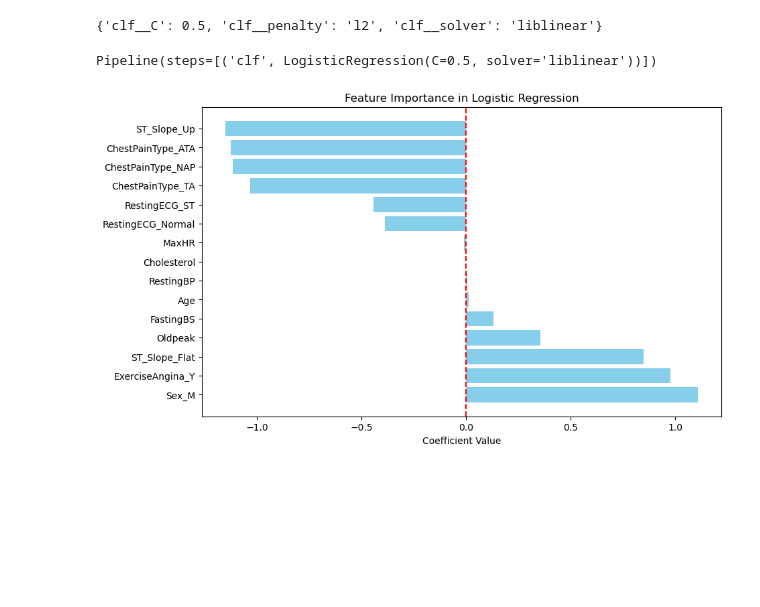
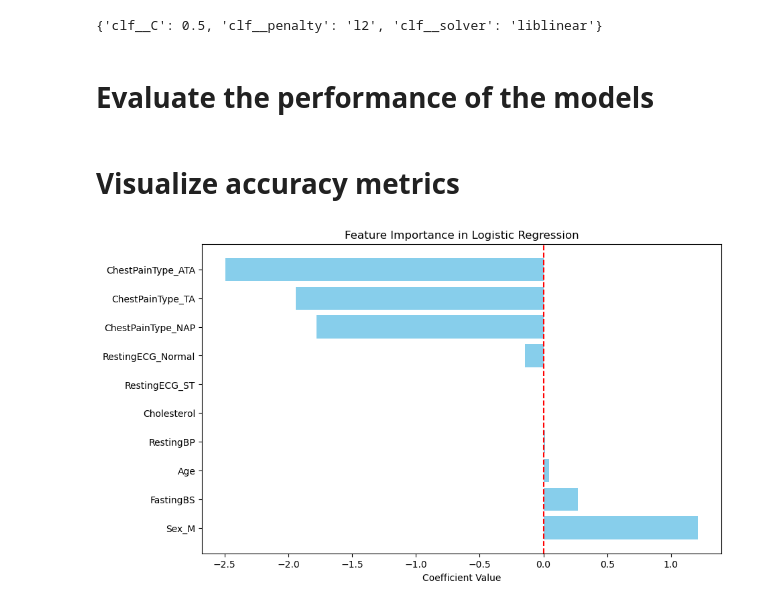
Before and after one commit to vivyuen/heart-failure-prediction, a Jupyter notebook: experiments/logistic_regression_experiments.ipynb, the cells around one changed output. Saved outputs shown, nothing was run; the diff lists cells and outputs as text; code cells hidden in the pictures; blank space fills up the shorter version.

Commit message:
Made comparisons between baseline model and model with all variables. Saved best models into pickle files.

```diff
--- a/experiments/logistic_regression_experiments.ipynb
+++ b/experiments/logistic_regression_experiments.ipynb
@@ -163,0 +147,2 @@ res[['mean_fit_time', 'std_fit_time', 'mean_score_time', 'std_score_time',
+# %%
+final_model_baseline = grid_cv_baseline.best_estimator_
@@ -207,2 +188,4 @@ with open ('best_LR_model.pkl','wb') as f:
+# %% [markdown]
+# Evaluate the performance of the models
 # %%
 # Obtain the predicted probabilities
@@ -210,24 +194,22 @@ y_test_prob = final_model.predict_proba(x_test)[:, 1]
-# %%
-print(final_model)
-# %% [output]
-Pipeline(steps=[('clf', LogisticRegression(C=0.5, solver='liblinear'))])
+# %% [markdown]
+# Visualize accuracy metrics
 # %%
-logistic_model = final_model.named_steps["clf"]
+logistic_model_baseline = final_model_baseline.named_steps["clf"]
 
 # Get feature names and coefficients
-feature_names = x.columns
-coefficients = logistic_model.coef_[0]
+feature_names = X_train_baseline.columns
+coefficients = logistic_model_baseline.coef_[0]
 
 # Create a DataFrame for visualization
 coef_df = pd.DataFrame({"Feature": feature_names, "Coefficient": coefficients})
 coef_df = coef_df.sort_values(by="Coefficient", ascending=False)
 
 # Plot the coefficients
 plt.figure(figsize=(10, 6))
 plt.barh(coef_df["Feature"], coef_df["Coefficient"], color="skyblue")
 plt.axvline(0, color="red", linestyle="--")
 plt.xlabel("Coefficient Value")
 plt.title("Feature Importance in Logistic Regression")
 plt.show()
 # %% [output]
-[figure, old version]
+[figure, new version]
```
Also changed, not shown: parts of 20 cells of this notebook, 2 other files.
